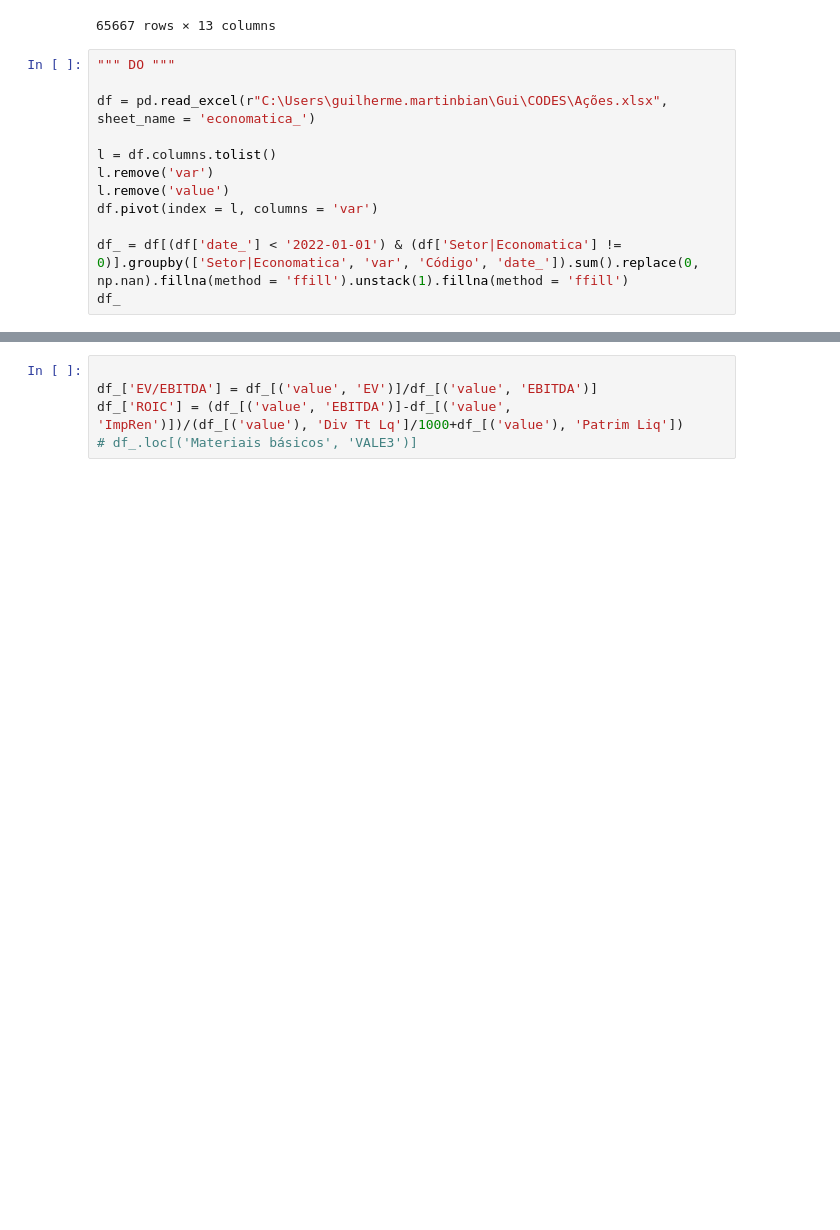
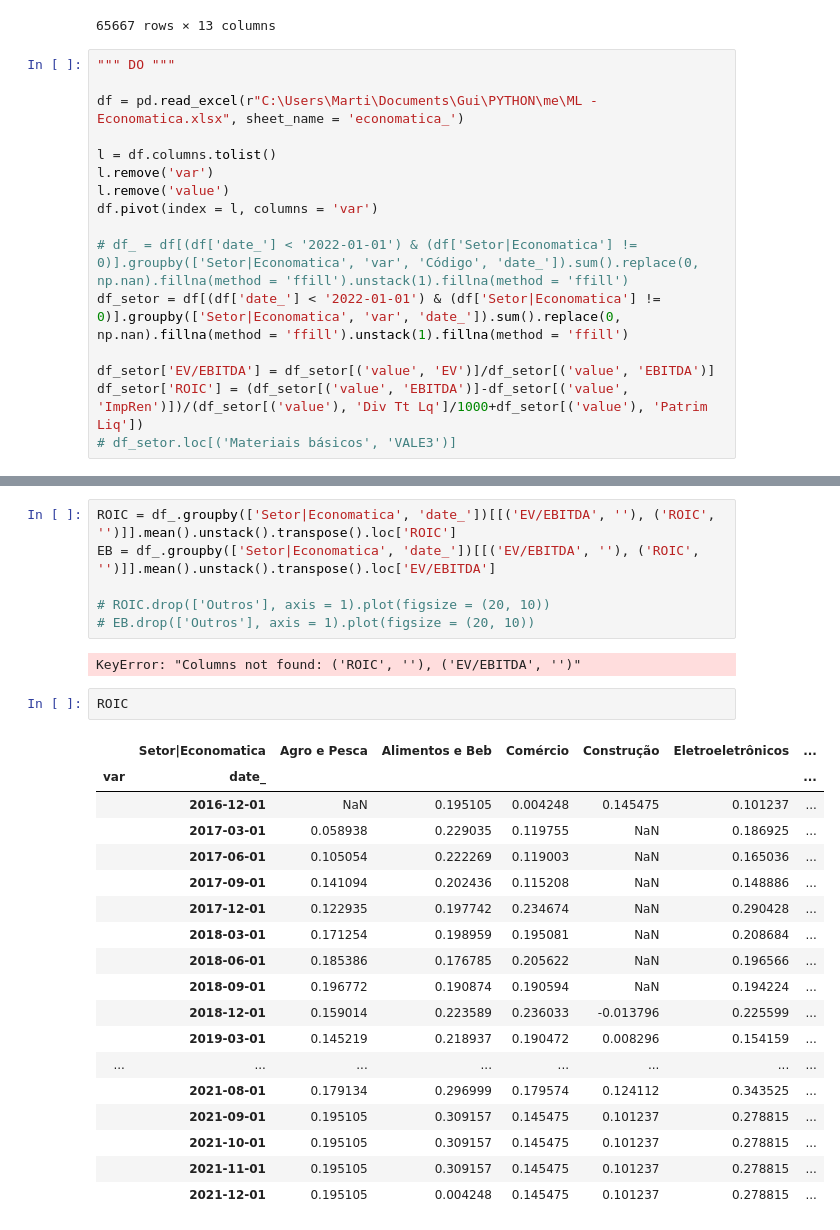
Before and after one commit to martinbiancho/me, a Jupyter notebook: [temp] - Ações.ipynb, the cells around one changed output, grey strips where cells are left out. Drawn from its saved outputs; the diff is of its cells as text; blank space fills up the shorter version.

```diff
--- a/[temp] - Ações.ipynb
+++ b/[temp] - Ações.ipynb
@@ -50,12 +50,16 @@ df_
 # %%
 """ DO """
 
-df = pd.read_excel(r"C:\Users\guilherme.martinbian\Gui\CODES\Ações.xlsx", sheet_name = 'economatica_')
+df = pd.read_excel(r"C:\Users\Marti\Documents\Gui\PYTHON\me\ML - Economatica.xlsx", sheet_name = 'economatica_')
 
 l = df.columns.tolist()
 l.remove('var')
 l.remove('value')
 df.pivot(index = l, columns = 'var')
 
-df_ = df[(df['date_'] < '2022-01-01') & (df['Setor|Economatica'] != 0)].groupby(['Setor|Economatica', 'var', 'Código', 'date_']).sum().replace(0, np.nan).fillna(method = 'ffill').unstack(1).fillna(method = 'ffill')
-df_
+# df_ = df[(df['date_'] < '2022-01-01') & (df['Setor|Economatica'] != 0)].groupby(['Setor|Economatica', 'var', 'Código', 'date_']).sum().replace(0, np.nan).fillna(method = 'ffill').unstack(1).fillna(method = 'ffill')
+df_setor = df[(df['date_'] < '2022-01-01') & (df['Setor|Economatica'] != 0)].groupby(['Setor|Economatica', 'var', 'date_']).sum().replace(0, np.nan).fillna(method = 'ffill').unstack(1).fillna(method = 'ffill')
+
+df_setor['EV/EBITDA'] = df_setor[('value', 'EV')]/df_setor[('value', 'EBITDA')]
+df_setor['ROIC'] = (df_setor[('value', 'EBITDA')]-df_setor[('value', 'ImpRen')])/(df_setor[('value'), 'Div Tt Lq']/1000+df_setor[('value'), 'Patrim Liq'])
+# df_setor.loc[('Materiais básicos', 'VALE3')]
@@ -78,5 +66,29 @@ df_
-# %%
-
-df_['EV/EBITDA'] = df_[('value', 'EV')]/df_[('value', 'EBITDA')]
-df_['ROIC'] = (df_[('value', 'EBITDA')]-df_[('value', 'ImpRen')])/(df_[('value'), 'Div Tt Lq']/1000+df_[('value'), 'Patrim Liq'])
-# df_.loc[('Materiais básicos', 'VALE3')]
+# %%
+ROIC = df_.groupby(['Setor|Economatica', 'date_'])[[('EV/EBITDA', ''), ('ROIC', '')]].mean().unstack().transpose().loc['ROIC']
+EB = df_.groupby(['Setor|Economatica', 'date_'])[[('EV/EBITDA', ''), ('ROIC', '')]].mean().unstack().transpose().loc['EV/EBITDA']
+
+# ROIC.drop(['Outros'], axis = 1).plot(figsize = (20, 10))
+# EB.drop(['Outros'], axis = 1).plot(figsize = (20, 10))
+# %% [output]
+KeyError: "Columns not found: ('ROIC', ''), ('EV/EBITDA', '')"
+# %%
+ROIC
+# %% [output]
+|  | Setor|Economatica | Agro e Pesca | Alimentos e Beb | Comércio | Construção | Eletroeletrônicos | ... |
+| var | date_ |  |  |  |  |  | ... |
+|  | 2016-12-01 | NaN | 0.195105 | 0.004248 | 0.145475 | 0.101237 | ... |
+|  | 2017-03-01 | 0.058938 | 0.229035 | 0.119755 | NaN | 0.186925 | ... |
+|  | 2017-06-01 | 0.105054 | 0.222269 | 0.119003 | NaN | 0.165036 | ... |
+|  | 2017-09-01 | 0.141094 | 0.202436 | 0.115208 | NaN | 0.148886 | ... |
+|  | 2017-12-01 | 0.122935 | 0.197742 | 0.234674 | NaN | 0.290428 | ... |
+|  | 2018-03-01 | 0.171254 | 0.198959 | 0.195081 | NaN | 0.208684 | ... |
+|  | 2018-06-01 | 0.185386 | 0.176785 | 0.205622 | NaN | 0.196566 | ... |
+|  | 2018-09-01 | 0.196772 | 0.190874 | 0.190594 | NaN | 0.194224 | ... |
+|  | 2018-12-01 | 0.159014 | 0.223589 | 0.236033 | -0.013796 | 0.225599 | ... |
+|  | 2019-03-01 | 0.145219 | 0.218937 | 0.190472 | 0.008296 | 0.154159 | ... |
+| ... | ... | ... | ... | ... | ... | ... | ... |
+|  | 2021-08-01 | 0.179134 | 0.296999 | 0.179574 | 0.124112 | 0.343525 | ... |
+|  | 2021-09-01 | 0.195105 | 0.309157 | 0.145475 | 0.101237 | 0.278815 | ... |
+|  | 2021-10-01 | 0.195105 | 0.309157 | 0.145475 | 0.101237 | 0.278815 | ... |
+|  | 2021-11-01 | 0.195105 | 0.309157 | 0.145475 | 0.101237 | 0.278815 | ... |
+|  | 2021-12-01 | 0.195105 | 0.004248 | 0.145475 | 0.101237 | 0.278815 | ... |
```
Also changed, not shown: parts of 3 cells of this notebook.
